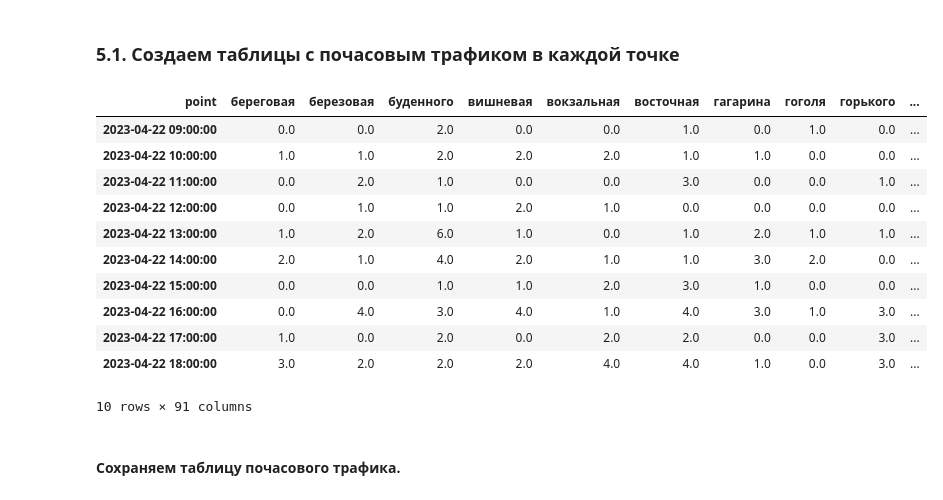
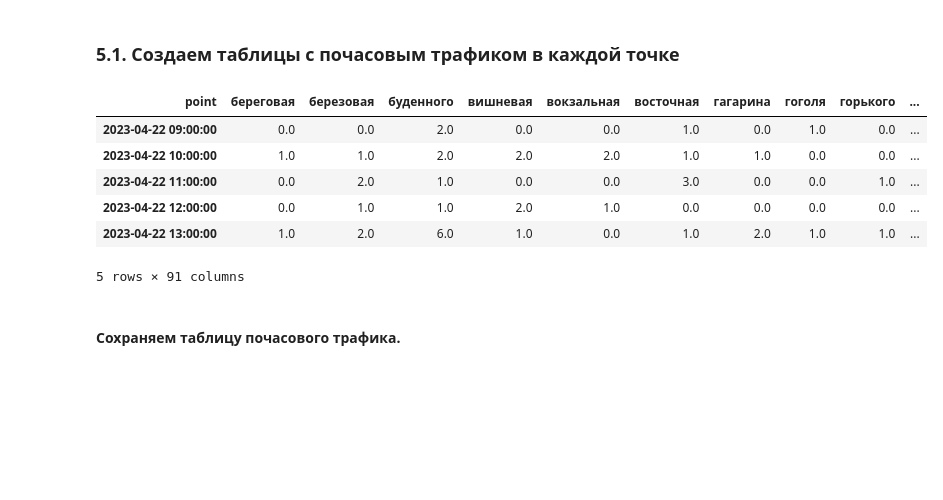
Before and after one commit to fIIame/scooter_sharing_analysis, a Jupyter notebook: notebooks/EDA.ipynb, the cells around one changed output. Drawn from its saved outputs; the diff is of its cells as text; code cells hidden in the pictures; blank space fills up the shorter version.

```diff
--- a/notebooks/EDA.ipynb
+++ b/notebooks/EDA.ipynb
@@ -358,20 +358,15 @@ print_did_avg_price(mon_morning_avg_price, mon_midday_avg_price, control_morning
 # %%
 traffic_location, departures_location, arrivals_location, net_long_location = traffic_by_points(rides_data, "h")
 
-traffic_location.head(10)
+traffic_location.head()
 # %% [output]
 | point | береговая | березовая | буденного | вишневая | вокзальная | восточная | гагарина | гоголя | горького | ... |
 | 2023-04-22 09:00:00 | 0.0 | 0.0 | 2.0 | 0.0 | 0.0 | 1.0 | 0.0 | 1.0 | 0.0 | ... |
 | 2023-04-22 10:00:00 | 1.0 | 1.0 | 2.0 | 2.0 | 2.0 | 1.0 | 1.0 | 0.0 | 0.0 | ... |
 | 2023-04-22 11:00:00 | 0.0 | 2.0 | 1.0 | 0.0 | 0.0 | 3.0 | 0.0 | 0.0 | 1.0 | ... |
 | 2023-04-22 12:00:00 | 0.0 | 1.0 | 1.0 | 2.0 | 1.0 | 0.0 | 0.0 | 0.0 | 0.0 | ... |
 | 2023-04-22 13:00:00 | 1.0 | 2.0 | 6.0 | 1.0 | 0.0 | 1.0 | 2.0 | 1.0 | 1.0 | ... |
-| 2023-04-22 14:00:00 | 2.0 | 1.0 | 4.0 | 2.0 | 1.0 | 1.0 | 3.0 | 2.0 | 0.0 | ... |
-| 2023-04-22 15:00:00 | 0.0 | 0.0 | 1.0 | 1.0 | 2.0 | 3.0 | 1.0 | 0.0 | 0.0 | ... |
-| 2023-04-22 16:00:00 | 0.0 | 4.0 | 3.0 | 4.0 | 1.0 | 4.0 | 3.0 | 1.0 | 3.0 | ... |
-| 2023-04-22 17:00:00 | 1.0 | 0.0 | 2.0 | 0.0 | 2.0 | 2.0 | 0.0 | 0.0 | 3.0 | ... |
-| 2023-04-22 18:00:00 | 3.0 | 2.0 | 2.0 | 2.0 | 4.0 | 4.0 | 1.0 | 0.0 | 3.0 | ... |
-10 rows × 91 columns
+5 rows × 91 columns
 # %% [markdown]
 #### Сохраняем таблицу почасового трафика.
 # %%
```
Also changed, not shown: parts of 16 cells of this notebook, 1 other file.
